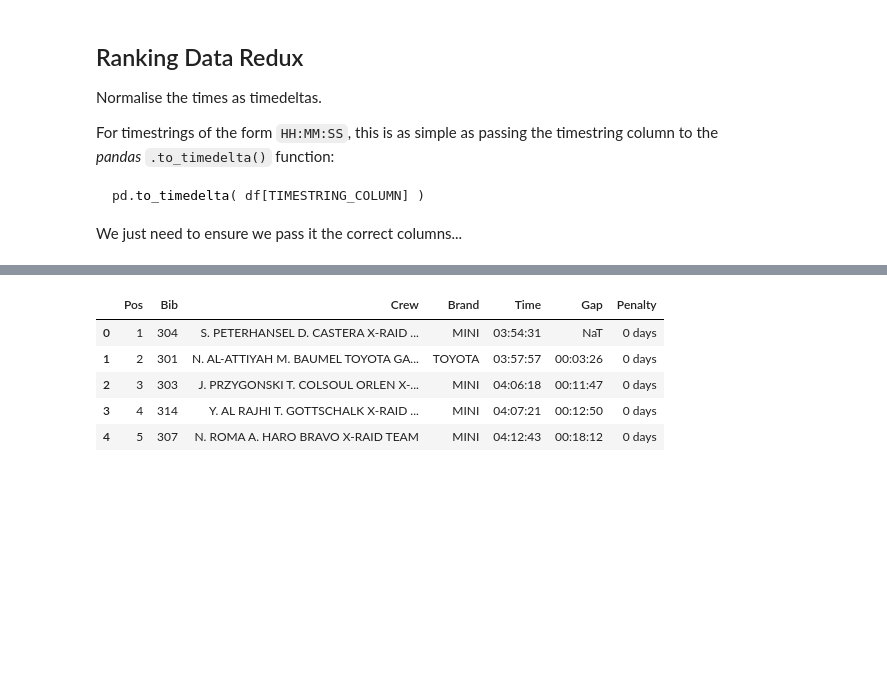
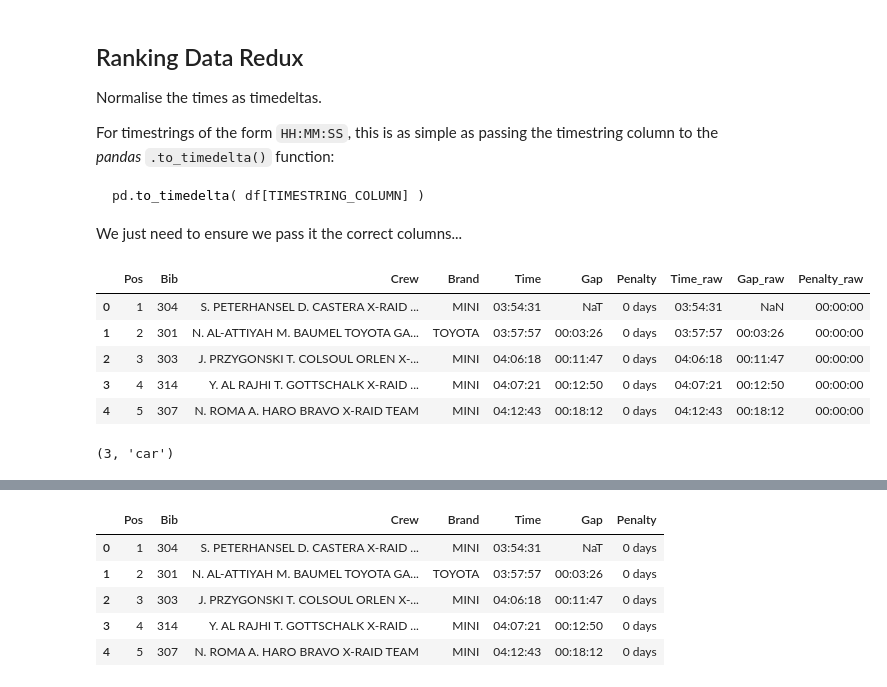
Before and after one commit to psychemedia/WRC_sketches, a Jupyter notebook: doodles/Dakar Rally.ipynb, the cells around one changed output, grey strips where cells are left out. Cells and saved outputs as stored; diff of their text form; code cells hidden in the pictures; blank space fills up the shorter version.

```diff
--- a/doodles/Dakar Rally.ipynb
+++ b/doodles/Dakar Rally.ipynb
@@ -287,3 +287,16 @@ def get_ranking_data(stage,vtype='car', timerank='stage', kind='simple'):
     df = _fetch_ranking_data(stage,vtype=vtype, timerank=timerank)
     df[RANK]['Bib'] = df[RANK]['Bib'].astype(int)
     return _get_timing(df, typ=RANK, kind=kind)
+# %%
+get_ranking_data(STAGE, VTYPE, kind='raw')[RANK].head()
+# %% [output]
+|  | Pos | Bib | Crew | Brand | Time | Gap | Penalty | Time_raw | Gap_raw | Penalty_raw |
+| 0 | 1 | 304 | S. PETERHANSEL D. CASTERA X-RAID ... | MINI | 03:54:31 | NaT | 0 days | 03:54:31 | NaN | 00:00:00 |
+| 1 | 2 | 301 | N. AL-ATTIYAH M. BAUMEL TOYOTA GA... | TOYOTA | 03:57:57 | 00:03:26 | 0 days | 03:57:57 | 00:03:26 | 00:00:00 |
+| 2 | 3 | 303 | J. PRZYGONSKI T. COLSOUL ORLEN X-... | MINI | 04:06:18 | 00:11:47 | 0 days | 04:06:18 | 00:11:47 | 00:00:00 |
+| 3 | 4 | 314 | Y. AL RAJHI T. GOTTSCHALK X-RAID ... | MINI | 04:07:21 | 00:12:50 | 0 days | 04:07:21 | 00:12:50 | 00:00:00 |
+| 4 | 5 | 307 | N. ROMA A. HARO BRAVO X-RAID TEAM | MINI | 04:12:43 | 00:18:12 | 0 days | 04:12:43 | 00:18:12 | 00:00:00 |
+# %%
+STAGE, VTYPE
+# %% [output]
+(3, 'car')
```
Also changed, not shown: parts of 8 cells of this notebook.
